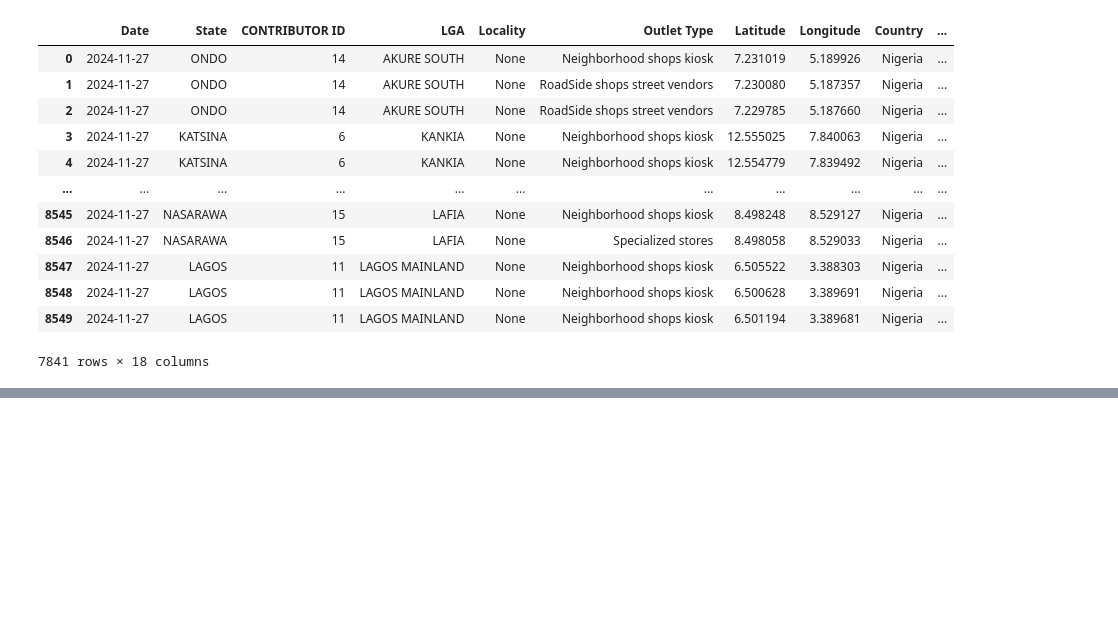
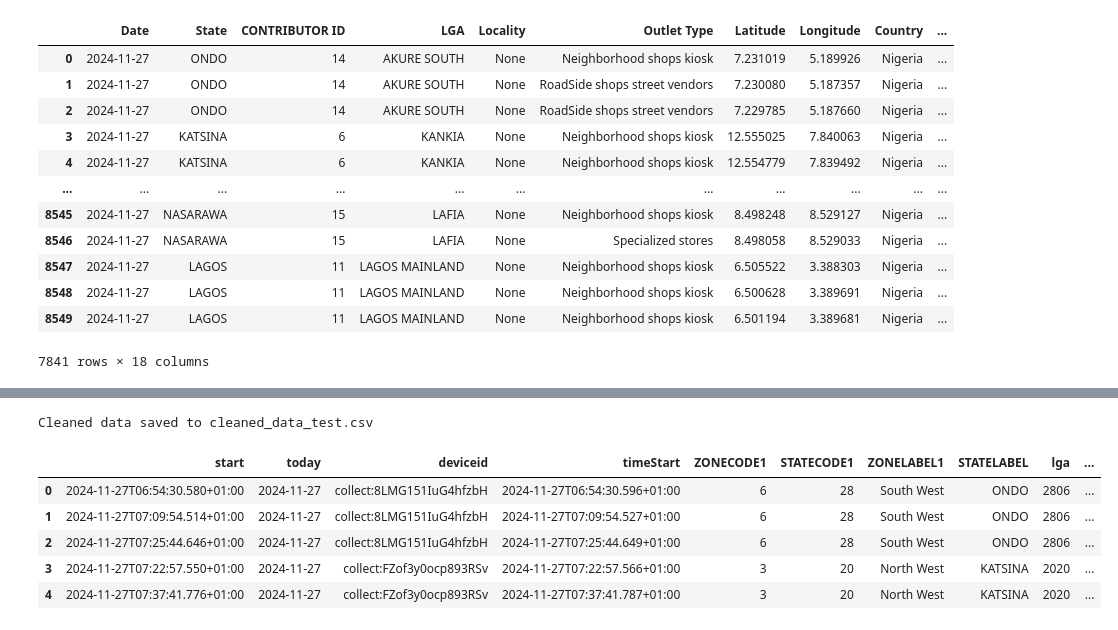
Before and after one commit to prof2022/nbsfoodpricecleanerpkg, a Jupyter notebook: experiments/experiments.ipynb, the cells around one changed output, grey strips where cells are left out. Cells and saved outputs as stored; diff of their text form; code cells hidden in the pictures; blank space fills up the shorter version.

```diff
--- a/experiments/experiments.ipynb
+++ b/experiments/experiments.ipynb
@@ -208,0 +229,7 @@ Cleaned data saved to cleaned_nbs_data_11_27_24.csv
+# %%
+input_filepath=r"D:\gigs\nbs\NBS_Crowdsource_Food_Price_Form_27th.csv"  # Replace with the actual raw data CSV path
+output_filepath="cleaned_data_test.csv"
+# %%
+cleaner = dc.NBSFoodPriceCleaner(input_filepath, output_filepath)
+# %%
+cleaner.load_data()
@@ -208,0 +238,15 @@ Cleaned data saved to cleaned_nbs_data_11_27_24.csv
+# %%
+cleaner.save_cleaned_data()
+# %% [output]
+Cleaned data saved to cleaned_data_test.csv
+# %%
+pd.set_option('display.max_columns', 100)
+# %%
+cleaner.data.head()
+# %% [output]
+|  | start | today | deviceid | timeStart | ZONECODE1 | STATECODE1 | ZONELABEL1 | STATELABEL | lga | ... |
+| 0 | 2024-11-27T06:54:30.580+01:00 | 2024-11-27 | collect:8LMG151IuG4hfzbH | 2024-11-27T06:54:30.596+01:00 | 6 | 28 | South West | ONDO | 2806 | ... |
+| 1 | 2024-11-27T07:09:54.514+01:00 | 2024-11-27 | collect:8LMG151IuG4hfzbH | 2024-11-27T07:09:54.527+01:00 | 6 | 28 | South West | ONDO | 2806 | ... |
+| 2 | 2024-11-27T07:25:44.646+01:00 | 2024-11-27 | collect:8LMG151IuG4hfzbH | 2024-11-27T07:25:44.649+01:00 | 6 | 28 | South West | ONDO | 2806 | ... |
+| 3 | 2024-11-27T07:22:57.550+01:00 | 2024-11-27 | collect:FZof3y0ocp893RSv | 2024-11-27T07:22:57.566+01:00 | 3 | 20 | North West | KATSINA | 2020 | ... |
+| 4 | 2024-11-27T07:37:41.776+01:00 | 2024-11-27 | collect:FZof3y0ocp893RSv | 2024-11-27T07:37:41.787+01:00 | 3 | 20 | North West | KATSINA | 2020 | ... |
```
Also changed, not shown: parts of 4 cells of this notebook, 2 other files.
